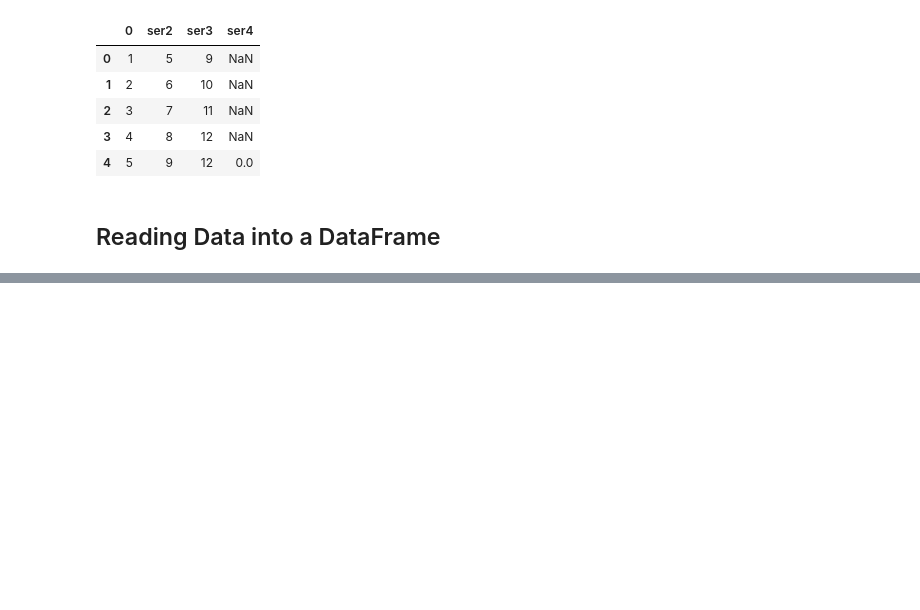
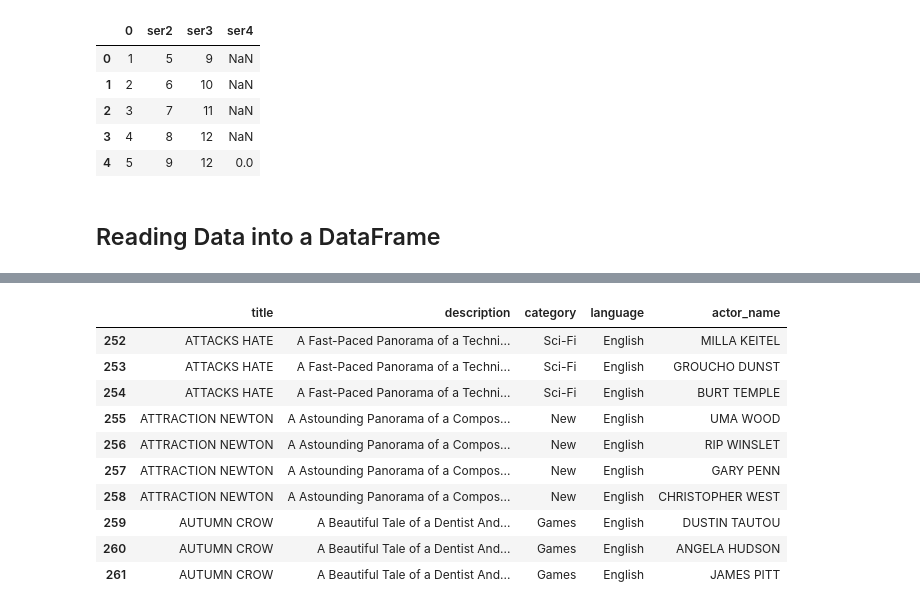
Before and after one commit to ltpham123/data-analytics, a Jupyter notebook: week-07/Ex2A_pandas_Fundamentals.ipynb, the cells around one changed output, grey strips where cells are left out. Saved outputs shown, nothing was run; the diff lists cells and outputs as text; code cells hidden in the pictures; blank space fills up the shorter version.

```diff
--- a/week-07/Ex2A_pandas_Fundamentals.ipynb
+++ b/week-07/Ex2A_pandas_Fundamentals.ipynb
@@ -89,0 +114,14 @@ df2.read_csv
+# %%
+df2.tail(10)
+# %% [output]
+|  | title | description | category | language | actor_name |
+| 252 | ATTACKS HATE | A Fast-Paced Panorama of a Techni... | Sci-Fi | English | MILLA KEITEL |
+| 253 | ATTACKS HATE | A Fast-Paced Panorama of a Techni... | Sci-Fi | English | GROUCHO DUNST |
+| 254 | ATTACKS HATE | A Fast-Paced Panorama of a Techni... | Sci-Fi | English | BURT TEMPLE |
+| 255 | ATTRACTION NEWTON | A Astounding Panorama of a Compos... | New | English | UMA WOOD |
+| 256 | ATTRACTION NEWTON | A Astounding Panorama of a Compos... | New | English | RIP WINSLET |
+| 257 | ATTRACTION NEWTON | A Astounding Panorama of a Compos... | New | English | GARY PENN |
+| 258 | ATTRACTION NEWTON | A Astounding Panorama of a Compos... | New | English | CHRISTOPHER WEST |
+| 259 | AUTUMN CROW | A Beautiful Tale of a Dentist And... | Games | English | DUSTIN TAUTOU |
+| 260 | AUTUMN CROW | A Beautiful Tale of a Dentist And... | Games | English | ANGELA HUDSON |
+| 261 | AUTUMN CROW | A Beautiful Tale of a Dentist And... | Games | English | JAMES PITT |
```
Also changed, not shown: parts of 13 cells of this notebook, 1 other file.
